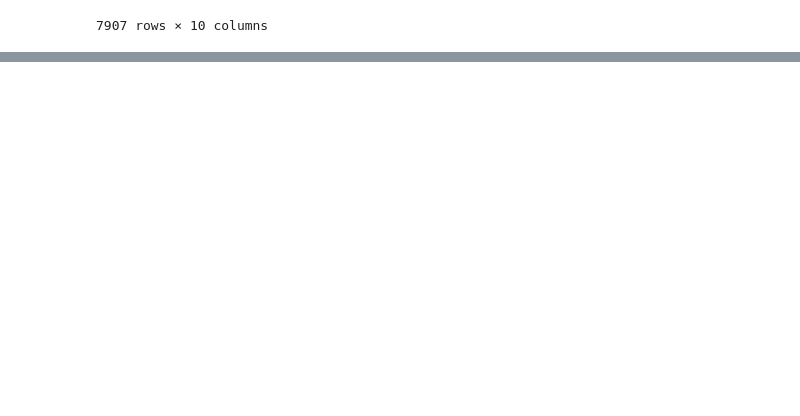
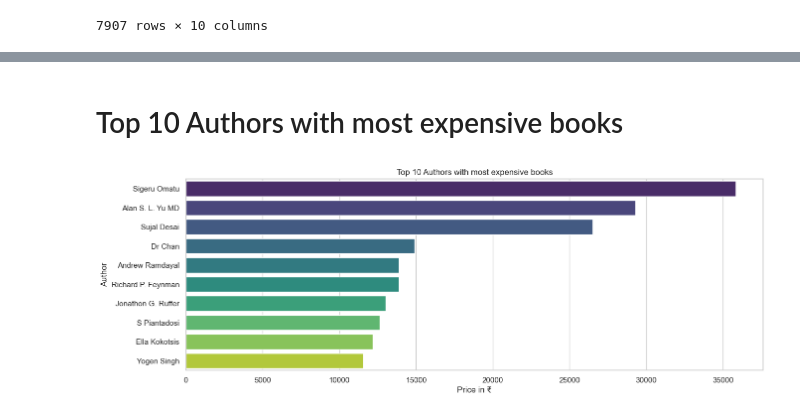
Before and after one commit to ALEXUSCR-27/Amazon-Books-Genre-Classifier, a Jupyter notebook: notebooks/02-Processed-notebook.ipynb, the cells around one changed output, grey strips where cells are left out. Drawn from its saved outputs; the diff is of its cells as text; code cells hidden in the pictures; blank space fills up the shorter version.

```diff
--- a/notebooks/02-Processed-notebook.ipynb
+++ b/notebooks/02-Processed-notebook.ipynb
@@ -64,0 +61,16 @@ plt.show()
+# %% [markdown]
+# Top 10 Authors with most expensive books
+# %%
+priceAvg_author = books_df.groupby('Author')['Price'].mean().reset_index()
+priceAvg_author = priceAvg_author.sort_values(by='Price', ascending=False)
+priceAvg_author.reset_index(drop=True)
+
+sns.set_theme(style='whitegrid')
+plt.figure(figsize=(15,5))
+sns.barplot(x='Price', y='Author', data=priceAvg_author[:10], palette='viridis', hue='Author')
+plt.xlabel('Price in ₹')
+plt.ylabel('Author')
+plt.title('Top 10 Authors with most expensive books')
+plt.show()
+# %% [output]
+[figure, added]
```
Also changed, not shown: parts of 9 cells of this notebook.
